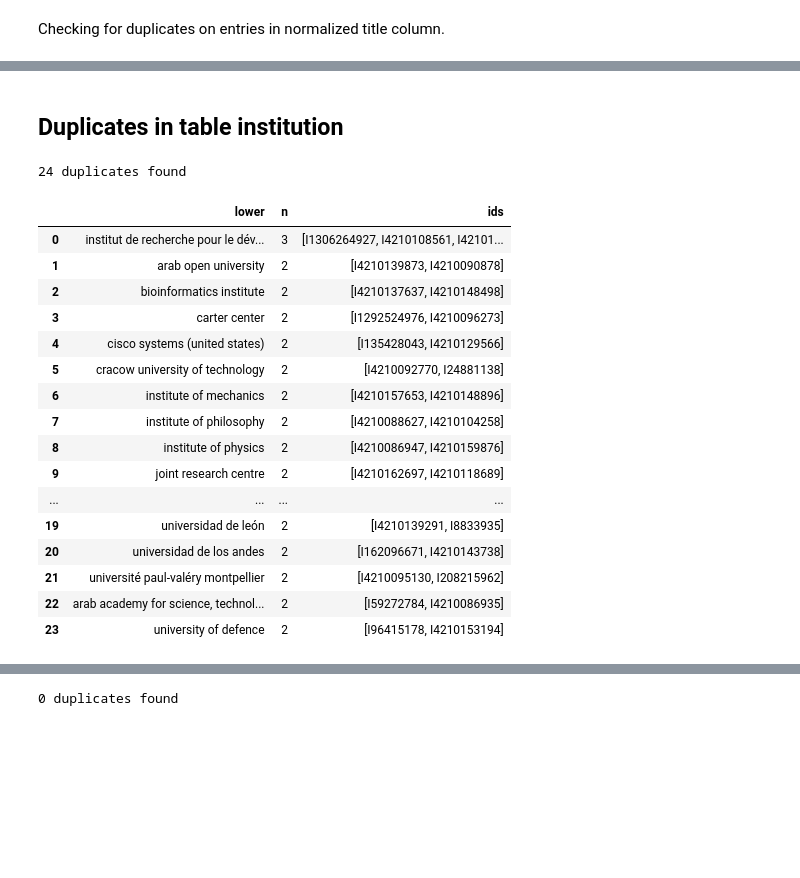
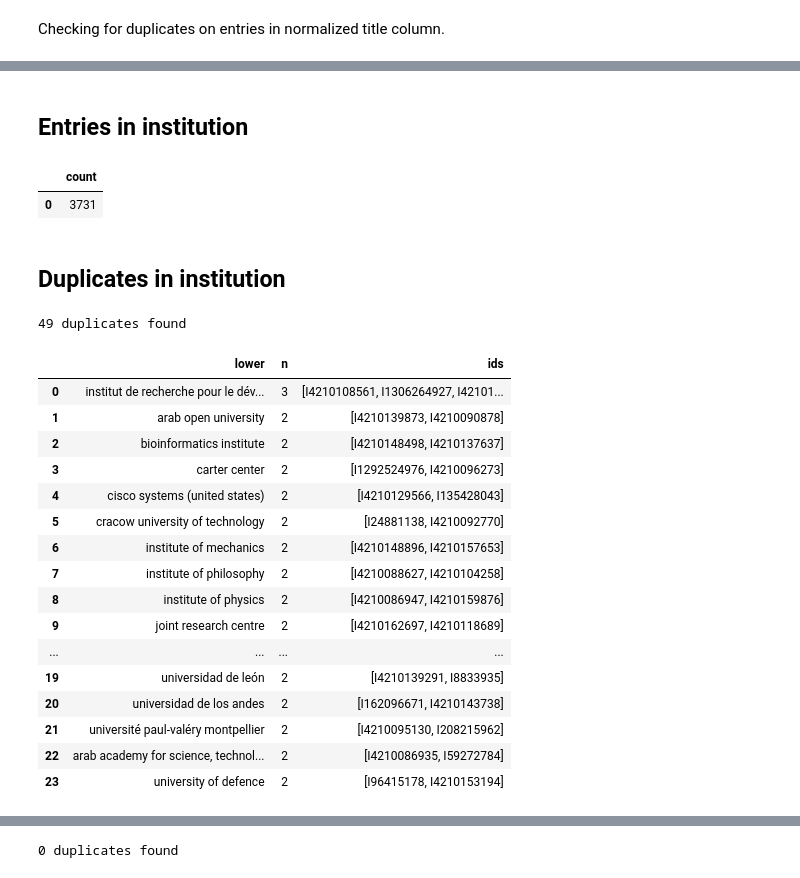
Before and after one commit to dkrakau/Wissenschaftliche_Vertiefung, a Jupyter notebook: notebook_duplicates.ipynb, the cells around one changed output, grey strips where cells are left out. Cells and saved outputs as stored; diff of their text form; code cells hidden in the pictures; blank space fills up the shorter version.

```diff
--- a/notebook_duplicates.ipynb
+++ b/notebook_duplicates.ipynb
@@ -125,5 +166,15 @@ author
+# %% [markdown]
+## Entries in institution
+# %%
+q("""
+    SELECT count(*)
+    FROM openalex.institution;
+""")
+# %% [output]
+|  | count |
+| 0 | 3731 |
 # %% [markdown]
-## Duplicates in table institution
+## Duplicates in institution
 # %%
 institution = q("""
     SELECT lower(trim(display_name)), count(*) AS n, array_agg(id) AS ids
@@ -133,18 +184,19 @@ institution = q("""
     ORDER BY n DESC;
 """)
 
-print(f"{len(institution)} duplicates found")
+print(f"{institution["n"].sum()} duplicates found")
+
 institution
 # %% [output]
-24 duplicates found
+49 duplicates found
 |  | lower | n | ids |
-| 0 | institut de recherche pour le dév... | 3 | [I1306264927, I4210108561, I42101... |
+| 0 | institut de recherche pour le dév... | 3 | [I4210108561, I1306264927, I42101... |
 | 1 | arab open university | 2 | [I4210139873, I4210090878] |
-| 2 | bioinformatics institute | 2 | [I4210137637, I4210148498] |
+| 2 | bioinformatics institute | 2 | [I4210148498, I4210137637] |
 | 3 | carter center | 2 | [I1292524976, I4210096273] |
-| 4 | cisco systems (united states) | 2 | [I135428043, I4210129566] |
-| 5 | cracow university of technology | 2 | [I4210092770, I24881138] |
-| 6 | institute of mechanics | 2 | [I4210157653, I4210148896] |
+| 4 | cisco systems (united states) | 2 | [I4210129566, I135428043] |
+| 5 | cracow university of technology | 2 | [I24881138, I4210092770] |
+| 6 | institute of mechanics | 2 | [I4210148896, I4210157653] |
 | 7 | institute of philosophy | 2 | [I4210088627, I4210104258] |
 | 8 | institute of physics | 2 | [I4210086947, I4210159876] |
 | 9 | joint research centre | 2 | [I4210162697, I4210118689] |
@@ -152,5 +204,5 @@ institution
 | 19 | universidad de león | 2 | [I4210139291, I8833935] |
 | 20 | universidad de los andes | 2 | [I162096671, I4210143738] |
 | 21 | université paul-valéry montpellier | 2 | [I4210095130, I208215962] |
-| 22 | arab academy for science, technol... | 2 | [I59272784, I4210086935] |
+| 22 | arab academy for science, technol... | 2 | [I4210086935, I59272784] |
 | 23 | university of defence | 2 | [I96415178, I4210153194] |
```
Also changed, not shown: parts of 44 cells of this notebook, 2 other files.
